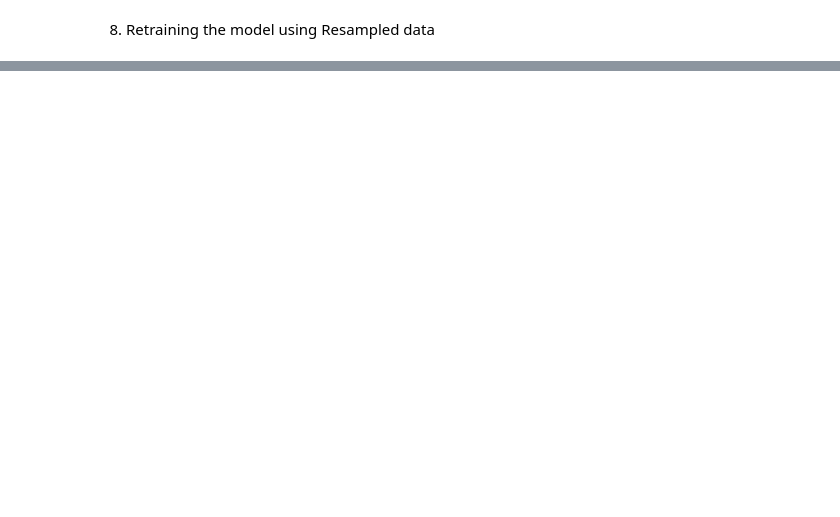
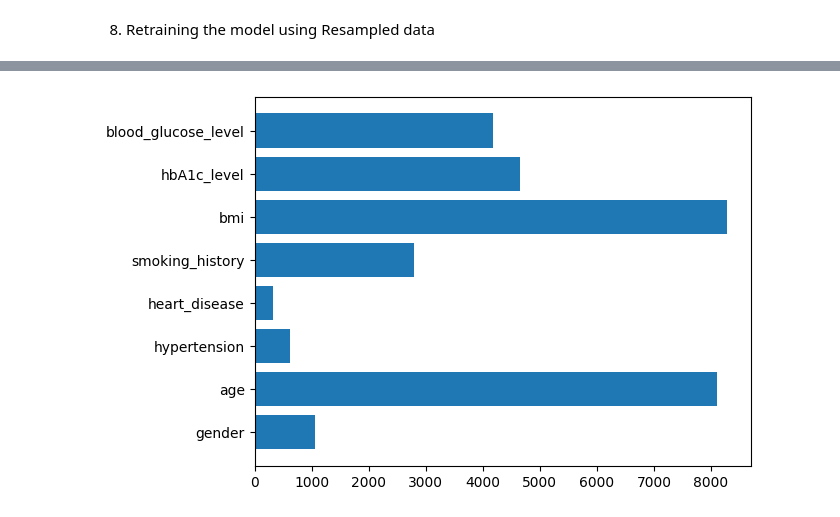
Before and after one commit to WandilePhinzi/explainable-diabetes-prediction, a Jupyter notebook: Jupyter Notebooks/Diabetes_dataset_training/Diabetes_Dataset_Using_LightGradientBoost.ipynb, the cells around one changed output, grey strips where cells are left out. Saved outputs shown, nothing was run; the diff lists cells and outputs as text; code cells hidden in the pictures; blank space fills up the shorter version.

```diff
--- a/Jupyter Notebooks/Diabetes_dataset_training/Diabetes_Dataset_Using_LightGradientBoost.ipynb
+++ b/Jupyter Notebooks/Diabetes_dataset_training/Diabetes_Dataset_Using_LightGradientBoost.ipynb
@@ -231,14 +191,14 @@ X does not have valid feature names, but LGBMClassifier was fitted with feature
 # %%
-rf2 = LightGradientBoostingClassifier(
+lightgradientboostparams = {
 
-    n_estimators=1000,
-    criterion= 'entropy',
-    min_samples_split= 10,
-    random_state=42)
+    'n_estimators': 1000,
+    'criterion': 'entropy',
+    'min_samples_split': 10,
+    'random_state':42}
 # %% [markdown]
 8. Retraining the model using Resampled data
 # %%
-smote_enn = SMOTE(sampling_strategy='minority', random_state=42)
+smote_enn = SMOTE(sampling_strategy='auto', random_state=42)
 X_train_res, Y_train_res = smote_enn.fit_resample(X_train, Y_train)
 print(pd.Series(Y_train_res).value_counts())
 # %% [output]
@@ -246,7 +207,7 @@ print(pd.Series(Y_train_res).value_counts())
 1    73206
 Name: count, dtype: int64
 # %%
-model = LightGradientBoostingClassifier( random_state= 42)
+model = LightGradientBoostingClassifier( **lightgradientboostparams)
 model.fit(X_train_res, Y_train_res)
 Kfold = KFold(n_splits=10, shuffle=True, random_state=42)
 scores = cross_val_score(model, X_train_res, Y_train_res, cv=Kfold, scoring='accuracy')
@@ -316,3 +232,10 @@ X does not have valid feature names, but LGBMClassifier was fitted with feature
+# %%
+importances = model.feature_importances_
+features = df.columns[:-1]
+plt.barh(features, importances)
+plt.show()
+# %% [output]
+[figure, added]
 # %%
 y_pred = model.predict(X_test)
 y_proba = model.predict_proba(X_test)[:, 1]
```
Also changed, not shown: parts of 22 cells of this notebook, 10 other files.
